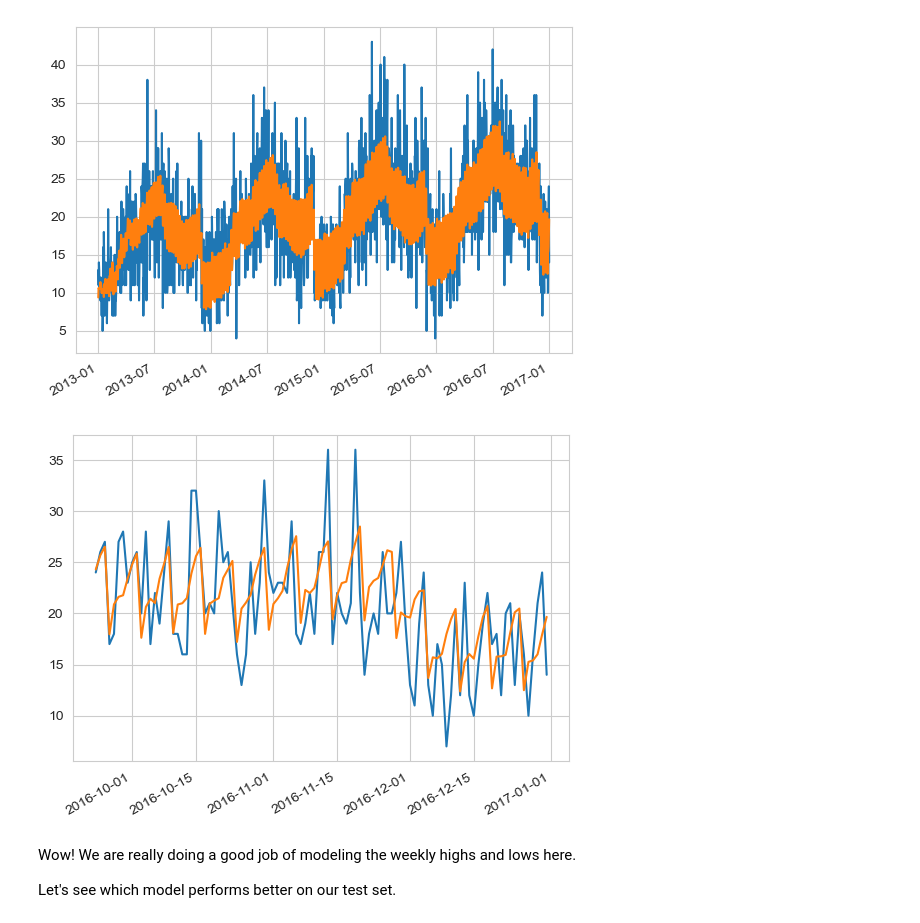
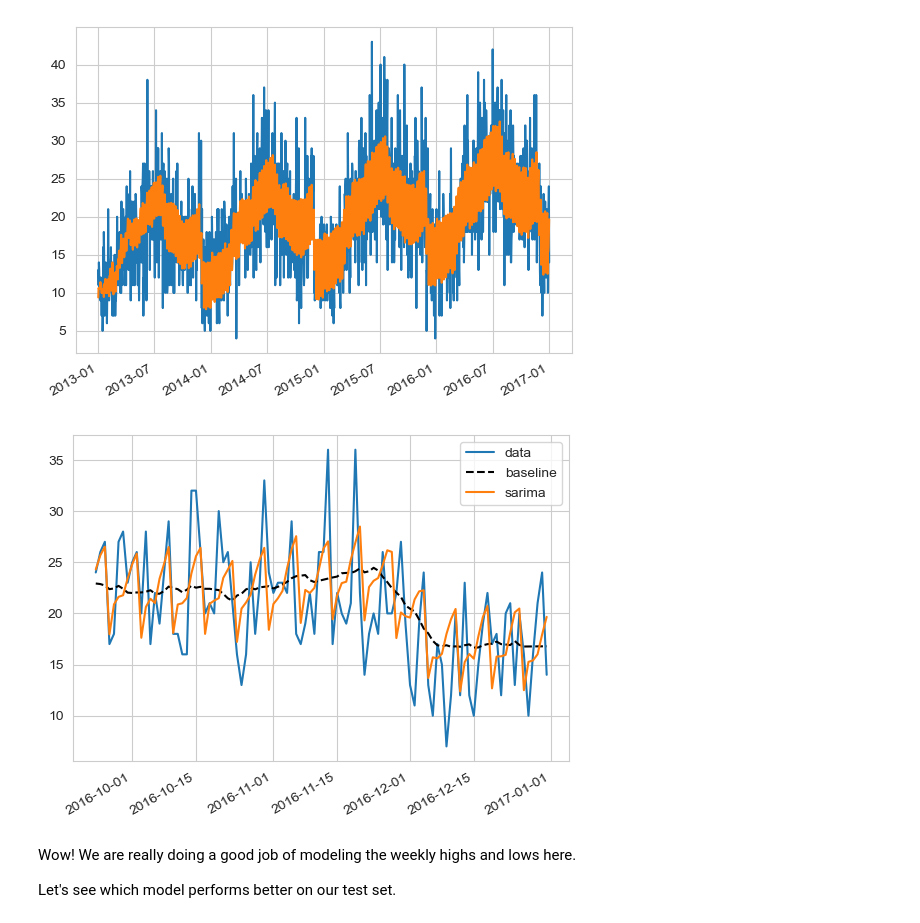
Before and after one commit to parabamoghv/Erdos_AU2024_copy, a Jupyter notebook: week_07_time_series_II/lecture_7/3_SARIMA.ipynb, the cells around one changed output. Saved outputs shown, nothing was run; the diff lists cells and outputs as text; code cells hidden in the pictures.

```diff
--- a/week_07_time_series_II/lecture_7/3_SARIMA.ipynb
+++ b/week_07_time_series_II/lecture_7/3_SARIMA.ipynb
@@ -370,14 +370,16 @@ plt.show()
 # %% [output]
 [figure]
 # %%
-#plt.plot(df_train.date, df_train.sales)
-plt.plot(df_train.date.iloc[-100:], df_train.sales.iloc[-100:])
-plt.plot(df_train.date.iloc[-100:], roll_train_preds[-100:] + fitted_arima.fittedvalues[-100:])
+plt.plot(df_train.date.iloc[-100:], df_train.sales.iloc[-100:], label = 'data')
+plt.plot(df_train.date.iloc[-100:], roll_train_preds[-100:], '--k',label = 'baseline')
+plt.plot(df_train.date.iloc[-100:], roll_train_preds[-100:] + fitted_arima.fittedvalues[-100:], label = 'sarima')
 plt.gcf().autofmt_xdate()
 
+plt.legend()
+
 plt.show()
 # %% [output]
-[figure, old version]
+[figure, new version]
 # %% [markdown]
 Wow!  We are really doing a good job of modeling the weekly highs and lows here.
 
```
Also changed, not shown: parts of 2 cells of this notebook.
